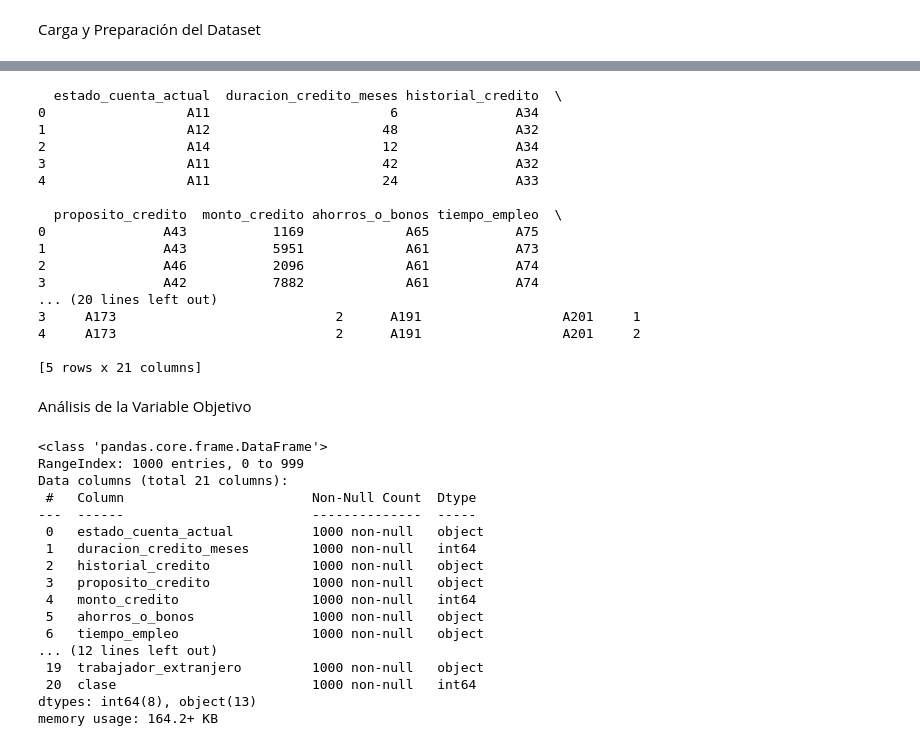
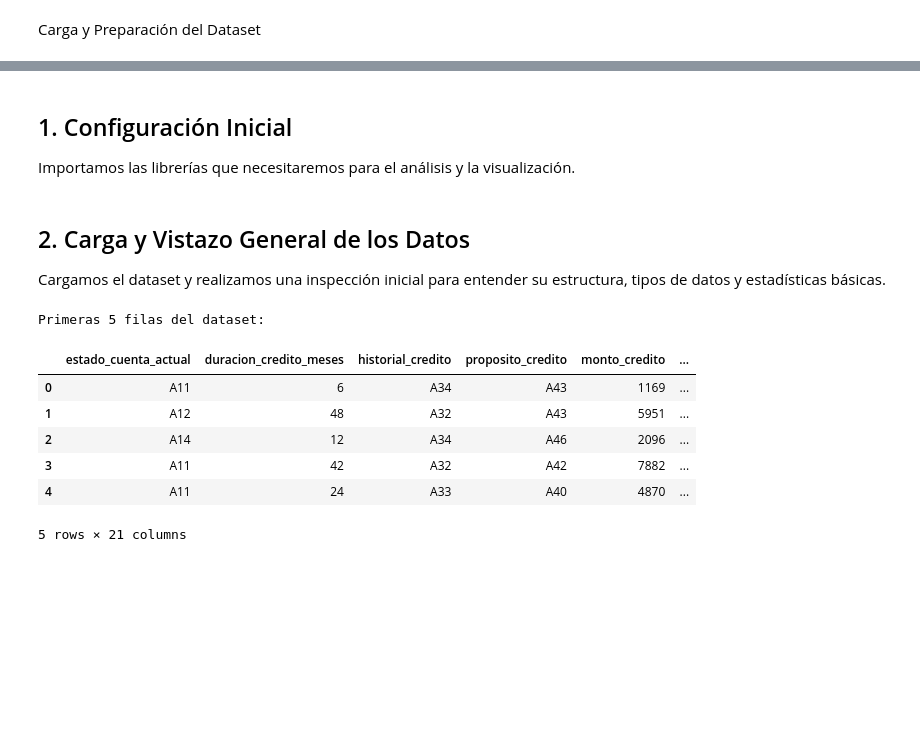
Before and after one commit to Yesio11/Proyecto_Final_MLOps_Yesid, a Jupyter notebook: notebooks/01_eda.ipynb, the cells around one changed output, grey strips where cells are left out. Saved outputs shown, nothing was run; the diff lists cells and outputs as text; code cells hidden in the pictures; blank space fills up the shorter version.

```diff
--- a/notebooks/01_eda.ipynb
+++ b/notebooks/01_eda.ipynb
@@ -2,0 +8,3 @@ Carga y Preparación del Dataset
+# %% [markdown]
+## 1. Configuración Inicial
+Importamos las librerías que necesitaremos para el análisis y la visualización.
@@ -3,62 +21,27 @@ Carga y Preparación del Dataset
+# %% [markdown]
+## 2. Carga y Vistazo General de los Datos
+Cargamos el dataset y realizamos una inspección inicial para entender su estructura, tipos de datos y estadísticas básicas.
 # %%
-import pandas as pd
-
-# Define la ruta del archivo.
-file_path = r'C:\Users\USER\Documents\repositorios\Proyecto_Final_MLOps_Yesid\data\raw\statlog+german+credit+data\german.data'
-
-# Lista de los nombres de las columnas en el orden correcto
+file_path = '../data/raw/statlog+german+credit+data/german.data' # Usamos una ruta relativa
 column_names = [
     'estado_cuenta_actual', 'duracion_credito_meses', 'historial_credito',
     'proposito_credito', 'monto_credito', 'ahorros_o_bonos',
     'tiempo_empleo', 'tasa_de_cuotas', 'estado_civil_y_sexo',
     'otros_deudores_o_garantes', 'tiempo_residencia_actual', 'propiedad',
     'edad', 'otros_planes_cuotas', 'vivienda', 'numero_creditos_existentes',
     'trabajo', 'numero_personas_dependientes', 'telefono',
     'trabajador_extranjero', 'clase'
 ]
+df = pd.read_csv(file_path, sep=' ', header=None, names=column_names)
 
-df = pd.read_csv(file_path, sep=' ', header=None)
-
-df.columns = column_names
-
-print(df.head())
+print("Primeras 5 filas del dataset:")
+display(df.head())
 # %% [output]
-  estado_cuenta_actual  duracion_credito_meses historial_credito  \
-0                  A11                       6               A34
-1                  A12                      48               A32
-2                  A14                      12               A34
-3                  A11                      42               A32
-4                  A11                      24               A33
-
-  proposito_credito  monto_credito ahorros_o_bonos tiempo_empleo  \
-0               A43           1169             A65           A75
-1               A43           5951             A61           A73
-2               A46           2096             A61           A74
-3               A42           7882             A61           A74
-... (20 lines left out)
-3     A173                            2      A191                  A201     1
-4     A173                            2      A191                  A201     2
-
-[5 rows x 21 columns]
+Primeras 5 filas del dataset:
+|  | estado_cuenta_actual | duracion_credito_meses | historial_credito | proposito_credito | monto_credito | ... |
+| 0 | A11 | 6 | A34 | A43 | 1169 | ... |
+| 1 | A12 | 48 | A32 | A43 | 5951 | ... |
+| 2 | A14 | 12 | A34 | A46 | 2096 | ... |
+| 3 | A11 | 42 | A32 | A42 | 7882 | ... |
+| 4 | A11 | 24 | A33 | A40 | 4870 | ... |
+5 rows × 21 columns
-# %% [markdown]
-Análisis de la Variable Objetivo
-# %%
-df.info()
-# %% [output]
-<class 'pandas.core.frame.DataFrame'>
-RangeIndex: 1000 entries, 0 to 999
-Data columns (total 21 columns):
- #   Column                        Non-Null Count  Dtype
----  ------                        --------------  -----
- 0   estado_cuenta_actual          1000 non-null   object
- 1   duracion_credito_meses        1000 non-null   int64
- 2   historial_credito             1000 non-null   object
- 3   proposito_credito             1000 non-null   object
- 4   monto_credito                 1000 non-null   int64
- 5   ahorros_o_bonos               1000 non-null   object
- 6   tiempo_empleo                 1000 non-null   object
-... (12 lines left out)
- 19  trabajador_extranjero         1000 non-null   object
- 20  clase                         1000 non-null   int64
-dtypes: int64(8), object(13)
-memory usage: 164.2+ KB
```
Also changed, not shown: parts of 19 cells of this notebook, 7 other files.
